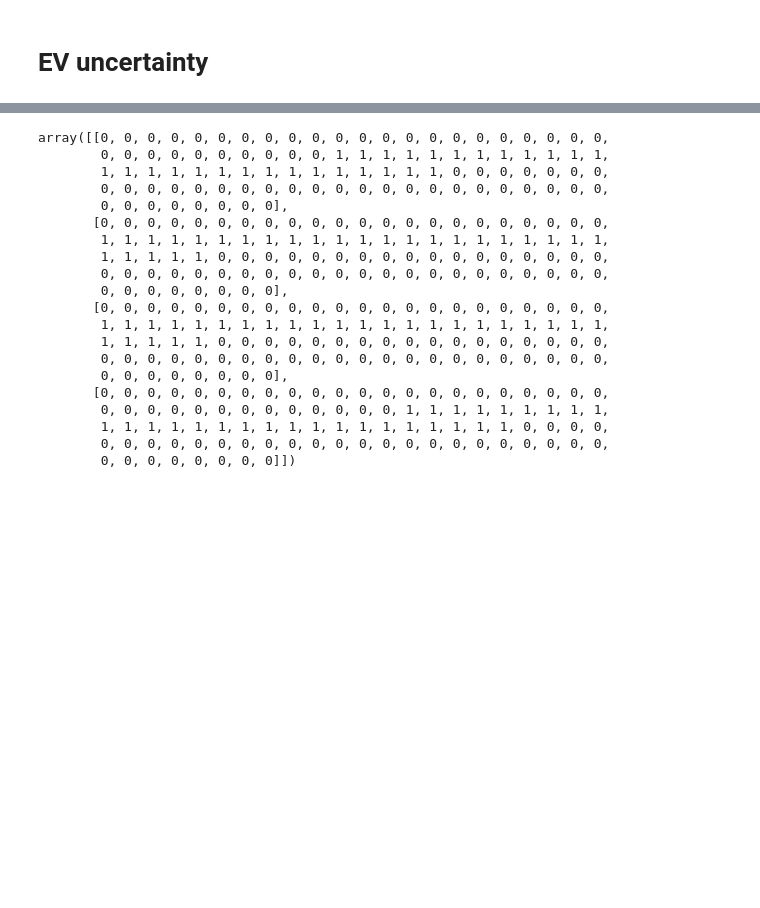
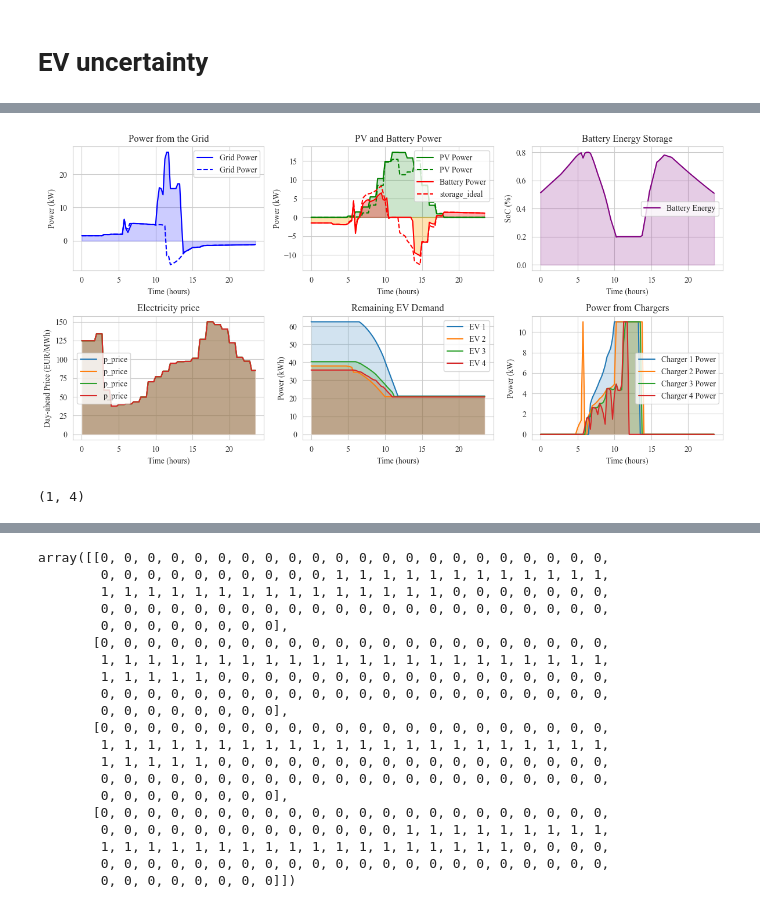
Before and after one commit to ES-Lab/ES-MDN-MPC, a Jupyter notebook: GMM_MPC.ipynb, the cells around one changed output, grey strips where cells are left out. Cells and saved outputs as stored; diff of their text form; code cells hidden in the pictures; blank space fills up the shorter version.

```diff
--- a/GMM_MPC.ipynb
+++ b/GMM_MPC.ipynb
@@ -3089,0 +3141,78 @@ real arrivals: [8.188932  5.7402906 5.6111093 8.77066  ], est arrivals: [8.   5.
+# %%
+plt.figure(figsize=(12, 6))
+time_steps = np.arange(len(results['p_grid'])) / 4  # Scale the time steps to hours
+
+# Plot grid power
+plt.subplot(2, 3, 1)
+plt.plot(time_steps, results['p_grid'], label='Grid Power', color='blue')
+plt.fill_between(time_steps, 0, results['p_grid'], color='blue', alpha=0.2)
+plt.plot(time_steps, results['p_grid_ideal'], label='Grid Power', color='blue', linestyle='--')
+
+plt.xlabel('Time (hours)')
+plt.ylabel('Power (kW)')
+plt.title('Power from the Grid')
+plt.legend()
+
+# Plot PV power and battery power
+plt.subplot(2, 3, 2)
+plt.plot(time_steps, expanded_pv[1:1+len(time_steps)]/1000, label='PV Power', color='green')
+plt.fill_between(time_steps, 0, expanded_pv[1:1+len(time_steps)]/1000, color='green', alpha=0.2)
+plt.plot(time_steps, expanded_pv_forecast[1:1+len(time_steps)]/1000, label='PV Power', color='green', linestyle='--')
+
+plt.plot(time_steps, results['p_storage'], label='Battery Power', color='red')
+plt.fill_between(time_steps, 0, results['p_storage'], where=np.array(results['p_storage']) >= 0, color='red', alpha=0.3, interpolate=True)
+plt.fill_between(time_steps, 0, results['p_storage'], where=np.array(results['p_storage']) < 0, color='orange', alpha=0.3, interpolate=True)
+plt.plot(time_steps, results['p_storage_ideal'], label='storage_ideal', color='red', linestyle='--')
+
+plt.xlabel('Time (hours)')
+plt.ylabel('Power (kW)')
+plt.title('PV and Battery Power')
+plt.legend()
+
+# Plot battery energy
+plt.subplot(2, 3, 3)
+plt.plot(time_steps, np.array(results['storage_energy'])/storage_capacity, label='Battery Energy', color='purple')
+plt.fill_between(time_steps, 0, np.array(results['storage_energy'])/storage_capacity, color='purple', alpha=0.2)
+plt.xlabel('Time (hours)')
+plt.ylabel('SoC (%)')
+plt.title('Battery Energy Storage')
+plt.legend()
+
+# Plot electricity price
+plt.subplot(2, 3, 4)
+for i in range(4):
+    plt.plot(time_steps, expanded_price[1:1+len(time_steps)], label=f'p_price')
+    plt.fill_between(time_steps, 0, expanded_price[1:1+len(time_steps)], alpha=0.2)
+plt.xlabel('Time (hours)')
+plt.ylabel('Day-ahead Price (EUR/MWh)')
+plt.title('Electricity price')
+plt.legend()
+
+# Plot EV demand
+plt.subplot(2, 3, 5)
+for i in range(4):
+    plt.plot(time_steps, results['remaining_demand'][:,i], label=f'EV {i+1}')
+    plt.fill_between(time_steps, 0, results['remaining_demand'][:,i], alpha=0.2)
+plt.xlabel('Time (hours)')
+plt.ylabel('Power (kWh)')
+plt.title('Remaining EV Demand')
+plt.legend()
+
+# Plot charger power
+plt.subplot(2, 3, 6)
+for i in range(4):
+    plt.plot(time_steps, results['p_chargers'][:,i], label=f'Charger {i+1} Power')
+    plt.fill_between(time_steps, 0, results['p_chargers'][:,i], alpha=0.2)
+plt.xlabel('Time (hours)')
+plt.ylabel('Power (kW)')
+plt.title('Power from Chargers')
+plt.legend()
+
+plt.tight_layout()
+plt.show()
+# %% [output]
+[figure, added]
+# %%
+results['remaining_demand'][-1:].shape
+# %% [output]
+(1, 4)
```
Also changed, not shown: parts of 78 cells of this notebook.
